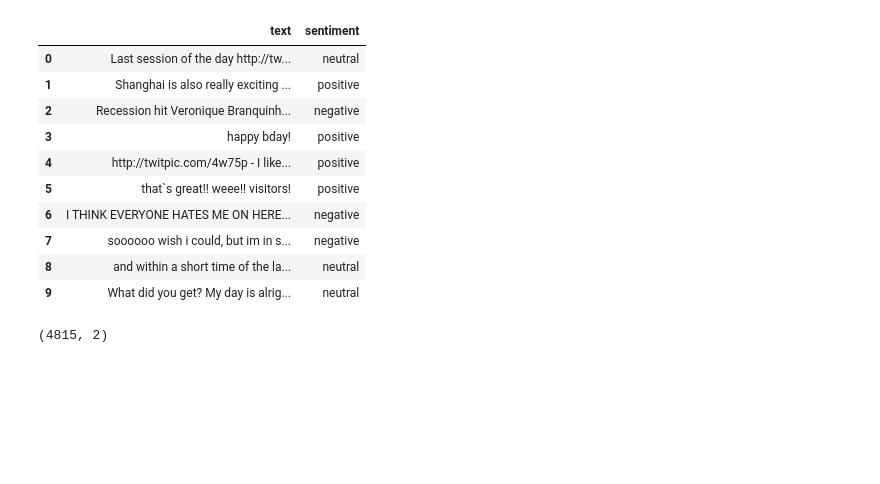
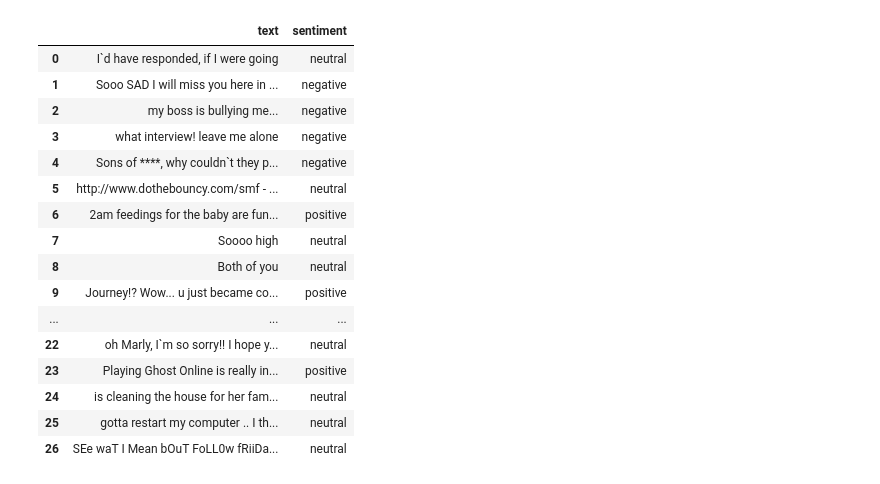
Before and after one commit to mhmdelbadry1/Sentiment-Analysis-Project, a Jupyter notebook: Sentimentanalysis.ipynb, the cells around one changed output. Saved outputs shown, nothing was run; the diff lists cells and outputs as text; code cells hidden in the pictures; blank space fills up the shorter version.

```diff
--- a/Sentimentanalysis.ipynb
+++ b/Sentimentanalysis.ipynb
@@ -12,22 +15,25 @@ from sklearn.metrics import classification_report
 # %%
 # Data Preprocessing: Data Cleaning
-data = pd.read_csv('test.csv' , encoding='unicode_escape')
-data.drop(data.columns[0],inplace=True , axis= 1)
-data.drop(data.columns[2:],inplace=True , axis= 1)
-data.head(n=10)
+train_df = pd.read_csv('train.csv' , encoding='unicode_escape')
+train_df.drop(train_df.columns[0],inplace=True , axis= 1)
+train_df.drop(train_df.columns[1],inplace=True , axis= 1)
+train_df.drop(train_df.columns[2:],inplace=True , axis= 1)
+train_df.head(n=27)
 # %% [output]
 |  | text | sentiment |
-| 0 | Last session of the day http://tw... | neutral |
-| 1 | Shanghai is also really exciting ... | positive |
-| 2 | Recession hit Veronique Branquinh... | negative |
-| 3 | happy bday! | positive |
-| 4 | http://twitpic.com/4w75p - I like... | positive |
-| 5 | that`s great!! weee!! visitors! | positive |
-| 6 | I THINK EVERYONE HATES ME ON HERE... | negative |
-| 7 | soooooo wish i could, but im in s... | negative |
-| 8 | and within a short time of the la... | neutral |
-| 9 | What did you get? My day is alrig... | neutral |
+| 0 | I`d have responded, if I were going | neutral |
+| 1 | Sooo SAD I will miss you here in ... | negative |
+| 2 | my boss is bullying me... | negative |
+| 3 | what interview! leave me alone | negative |
+| 4 | Sons of ****, why couldn`t they p... | negative |
+| 5 | http://www.dothebouncy.com/smf - ... | neutral |
+| 6 | 2am feedings for the baby are fun... | positive |
+| 7 | Soooo high | neutral |
+| 8 | Both of you | neutral |
+| 9 | Journey!? Wow... u just became co... | positive |
+| ... | ... | ... |
+| 22 | oh Marly, I`m so sorry!! I hope y... | neutral |
+| 23 | Playing Ghost Online is really in... | positive |
+| 24 | is cleaning the house for her fam... | neutral |
+| 25 | gotta restart my computer .. I th... | neutral |
+| 26 | SEe waT I Mean bOuT FoLL0w fRiiDa... | neutral |
-# %%
-data.shape
-# %% [output]
-(4815, 2)
```
Also changed, not shown: parts of 21 cells of this notebook, 4 other files.
